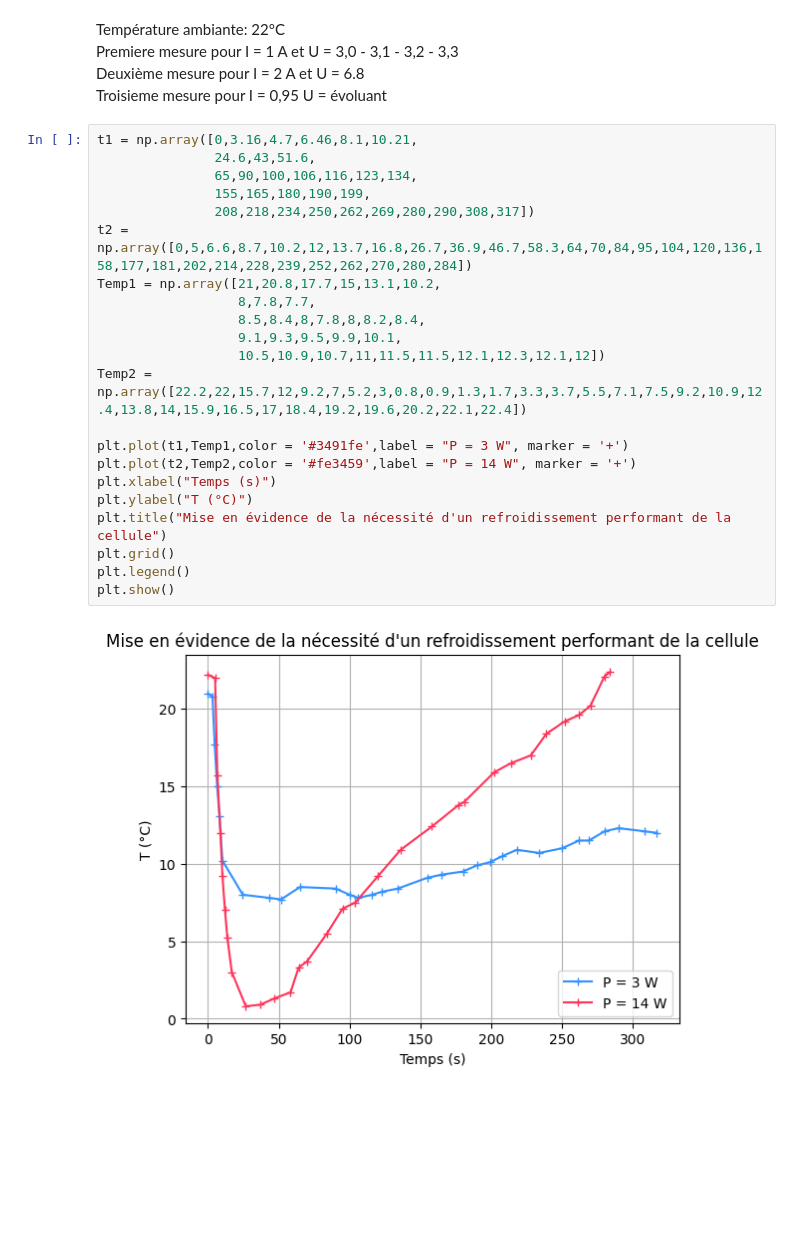
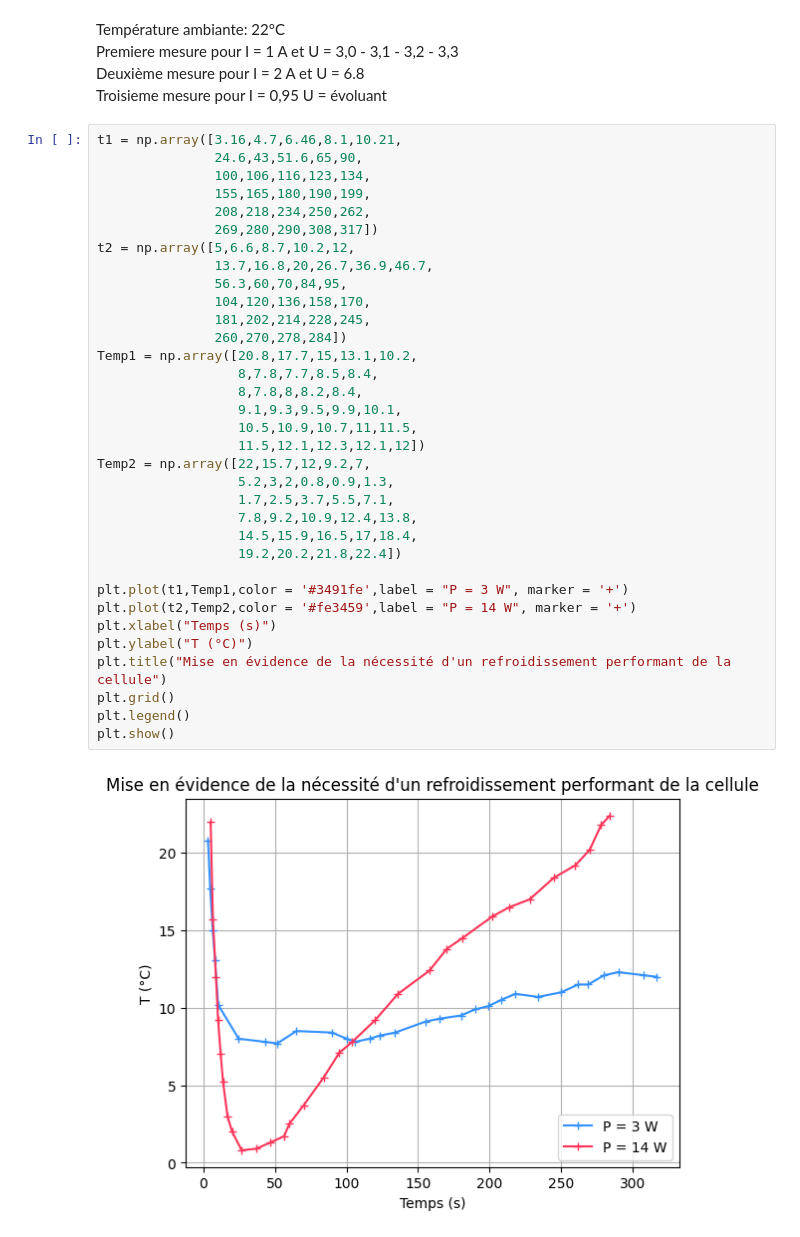
Before and after one commit to adelemarcon/TIPE, a Jupyter notebook: TIPE2derive.ipynb, the cells around one changed output. Saved outputs shown, nothing was run; the diff lists cells and outputs as text; blank space fills up the shorter version.

```diff
--- a/TIPE2derive.ipynb
+++ b/TIPE2derive.ipynb
@@ -11,26 +11,38 @@ Premiere mesure pour I = 1 A et U = 3,0 - 3,1 - 3,2 - 3,3
 Deuxième mesure pour I = 2 A et U = 6.8
 Troisieme mesure pour I = 0,95 U = évoluant
 # %%
-t1 = np.array([0,3.16,4.7,6.46,8.1,10.21,
-               24.6,43,51.6,
-               65,90,100,106,116,123,134,
+t1 = np.array([3.16,4.7,6.46,8.1,10.21,
+               24.6,43,51.6,65,90,
+               100,106,116,123,134,
                155,165,180,190,199,
-               208,218,234,250,262,269,280,290,308,317])
-t2 = np.array([0,5,6.6,8.7,10.2,12,13.7,16.8,26.7,36.9,46.7,58.3,64,70,84,95,104,120,136,158,177,181,202,214,228,239,252,262,270,280,284])
-Temp1 = np.array([21,20.8,17.7,15,13.1,10.2,
-                  8,7.8,7.7,
-                  8.5,8.4,8,7.8,8,8.2,8.4,
+               208,218,234,250,262,
+               269,280,290,308,317])
+t2 = np.array([5,6.6,8.7,10.2,12,
+               13.7,16.8,20,26.7,36.9,46.7,
+               56.3,60,70,84,95,
+               104,120,136,158,170,
+               181,202,214,228,245,
+               260,270,278,284])
+Temp1 = np.array([20.8,17.7,15,13.1,10.2,
+                  8,7.8,7.7,8.5,8.4,
+                  8,7.8,8,8.2,8.4,
                   9.1,9.3,9.5,9.9,10.1,
-                  10.5,10.9,10.7,11,11.5,11.5,12.1,12.3,12.1,12])
-Temp2 = np.array([22.2,22,15.7,12,9.2,7,5.2,3,0.8,0.9,1.3,1.7,3.3,3.7,5.5,7.1,7.5,9.2,10.9,12.4,13.8,14,15.9,16.5,17,18.4,19.2,19.6,20.2,22.1,22.4])
+                  10.5,10.9,10.7,11,11.5,
+                  11.5,12.1,12.3,12.1,12])
+Temp2 = np.array([22,15.7,12,9.2,7,
+                  5.2,3,2,0.8,0.9,1.3,
+                  1.7,2.5,3.7,5.5,7.1,
+                  7.8,9.2,10.9,12.4,13.8,
+                  14.5,15.9,16.5,17,18.4,
+                  19.2,20.2,21.8,22.4])
 
 plt.plot(t1,Temp1,color = '#3491fe',label = "P = 3 W", marker = '+')
 plt.plot(t2,Temp2,color = '#fe3459',label = "P = 14 W", marker = '+')
 plt.xlabel("Temps (s)")
 plt.ylabel("T (°C)")
 plt.title("Mise en évidence de la nécessité d'un refroidissement performant de la cellule")
 plt.grid()
 plt.legend()
 plt.show()
 # %% [output]
-[figure, old version]
+[figure, new version]
```
